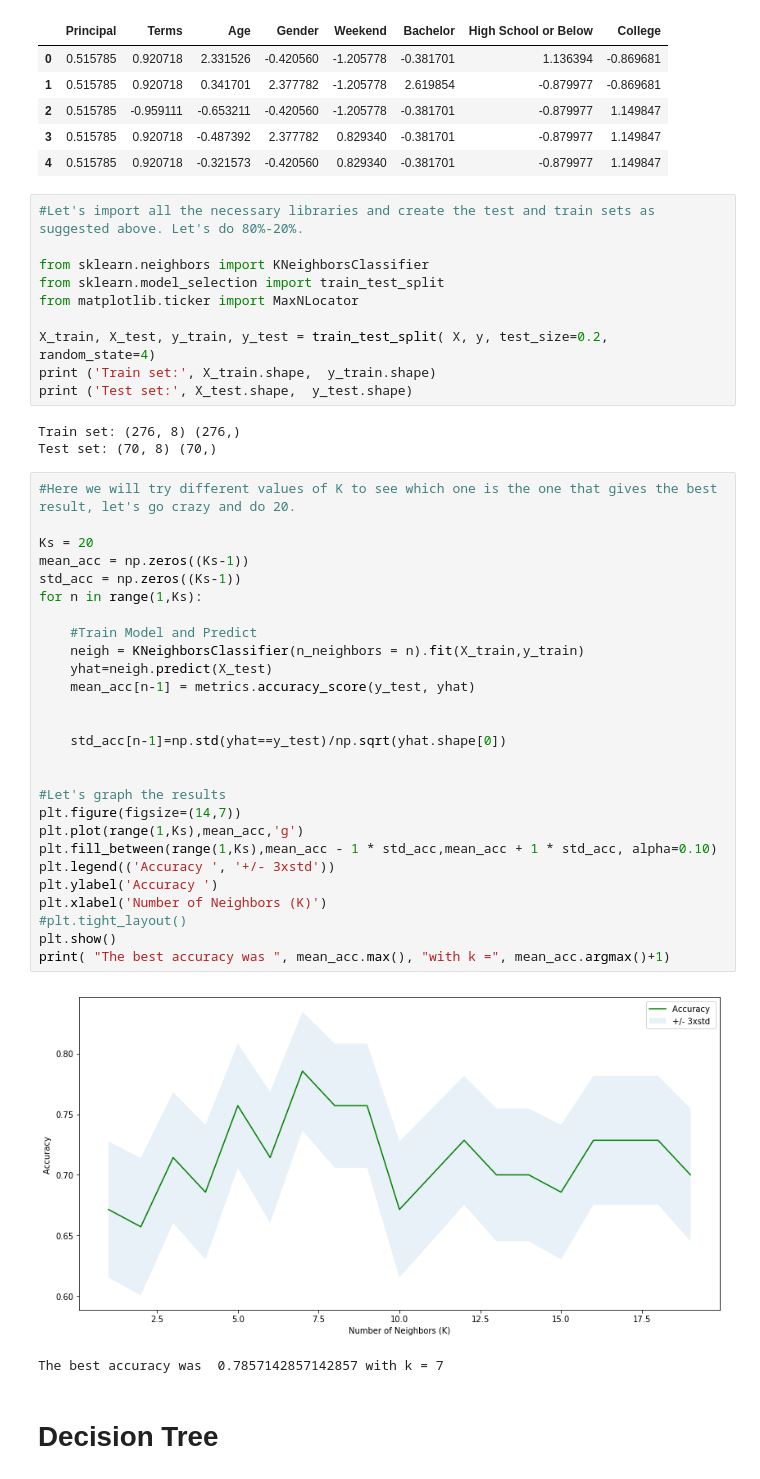
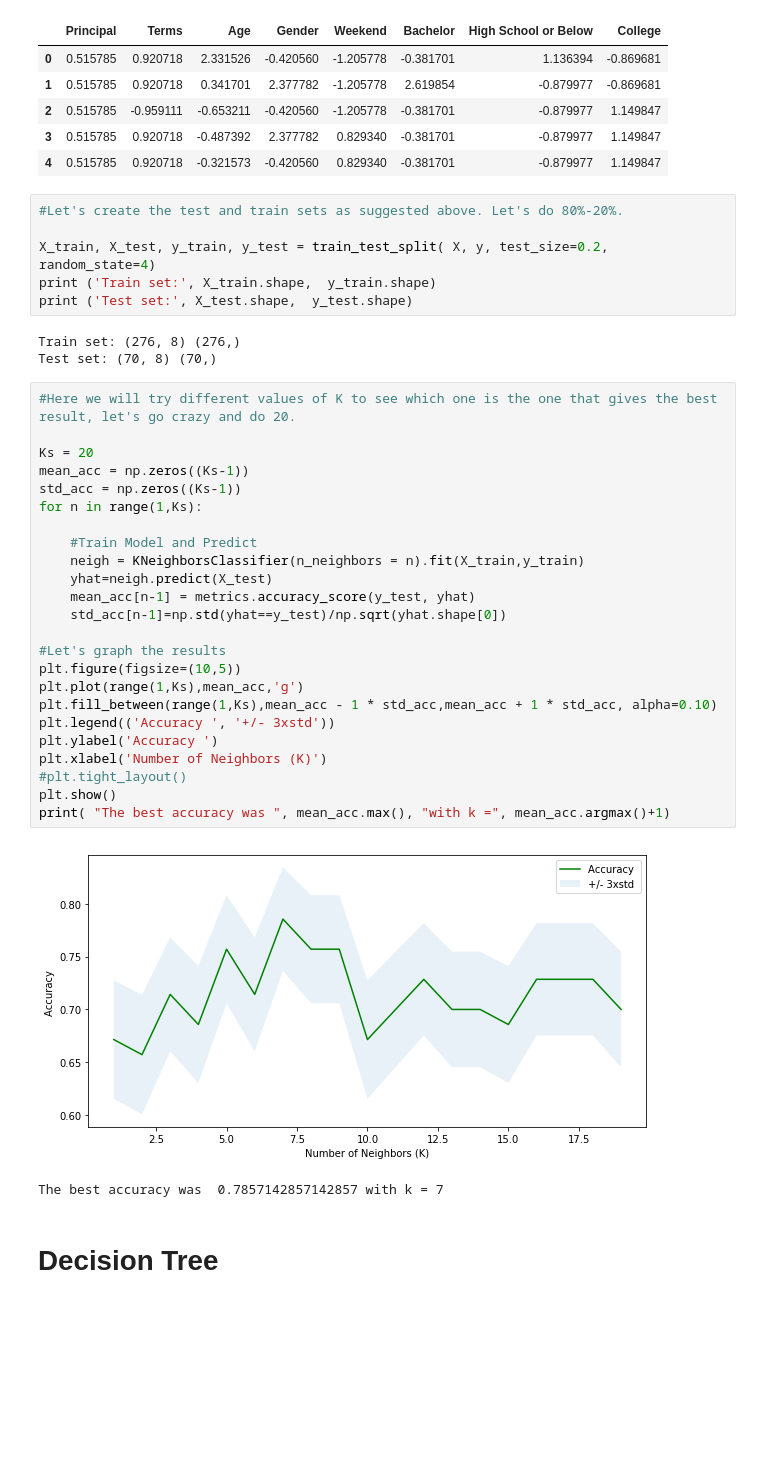
Before and after one commit to richerram/coursera, a Jupyter notebook: Week 6.ipynb, the cells around one changed output. Drawn from its saved outputs; the diff is of its cells as text; blank space fills up the shorter version.

```diff
--- a/Week 6.ipynb
+++ b/Week 6.ipynb
@@ -283,11 +305,7 @@ X.head()
 | 3 | 0.515785 | 0.920718 | -0.487392 | 2.377782 | 0.829340 | -0.381701 | -0.879977 | 1.149847 |
 | 4 | 0.515785 | 0.920718 | -0.321573 | -0.420560 | 0.829340 | -0.381701 | -0.879977 | 1.149847 |
 # %%
-#Let's import all the necessary libraries and create the test and train sets as suggested above. Let's do 80%-20%.
-
-from sklearn.neighbors import KNeighborsClassifier
-from sklearn.model_selection import train_test_split
-from matplotlib.ticker import MaxNLocator
+#Let's create the test and train sets as suggested above. Let's do 80%-20%.
 
 X_train, X_test, y_train, y_test = train_test_split( X, y, test_size=0.2, random_state=4)
 print ('Train set:', X_train.shape,  y_train.shape)
@@ -298,32 +316,29 @@ Test set: (70, 8) (70,)
 # %%
 #Here we will try different values of K to see which one is the one that gives the best result, let's go crazy and do 20.
 
 Ks = 20
 mean_acc = np.zeros((Ks-1))
 std_acc = np.zeros((Ks-1))
 for n in range(1,Ks):
 
     #Train Model and Predict
     neigh = KNeighborsClassifier(n_neighbors = n).fit(X_train,y_train)
     yhat=neigh.predict(X_test)
     mean_acc[n-1] = metrics.accuracy_score(y_test, yhat)
-
-
     std_acc[n-1]=np.std(yhat==y_test)/np.sqrt(yhat.shape[0])
 
-
 #Let's graph the results
-plt.figure(figsize=(14,7))
+plt.figure(figsize=(10,5))
 plt.plot(range(1,Ks),mean_acc,'g')
 plt.fill_between(range(1,Ks),mean_acc - 1 * std_acc,mean_acc + 1 * std_acc, alpha=0.10)
 plt.legend(('Accuracy ', '+/- 3xstd'))
 plt.ylabel('Accuracy ')
 plt.xlabel('Number of Neighbors (K)')
 #plt.tight_layout()
 plt.show()
 print( "The best accuracy was ", mean_acc.max(), "with k =", mean_acc.argmax()+1)
 # %% [output]
-[figure, old version]
+[figure, new version]
 The best accuracy was  0.7857142857142857 with k = 7
 # %% [markdown]
 # Decision Tree
```
Also changed, not shown: parts of 28 cells of this notebook.
